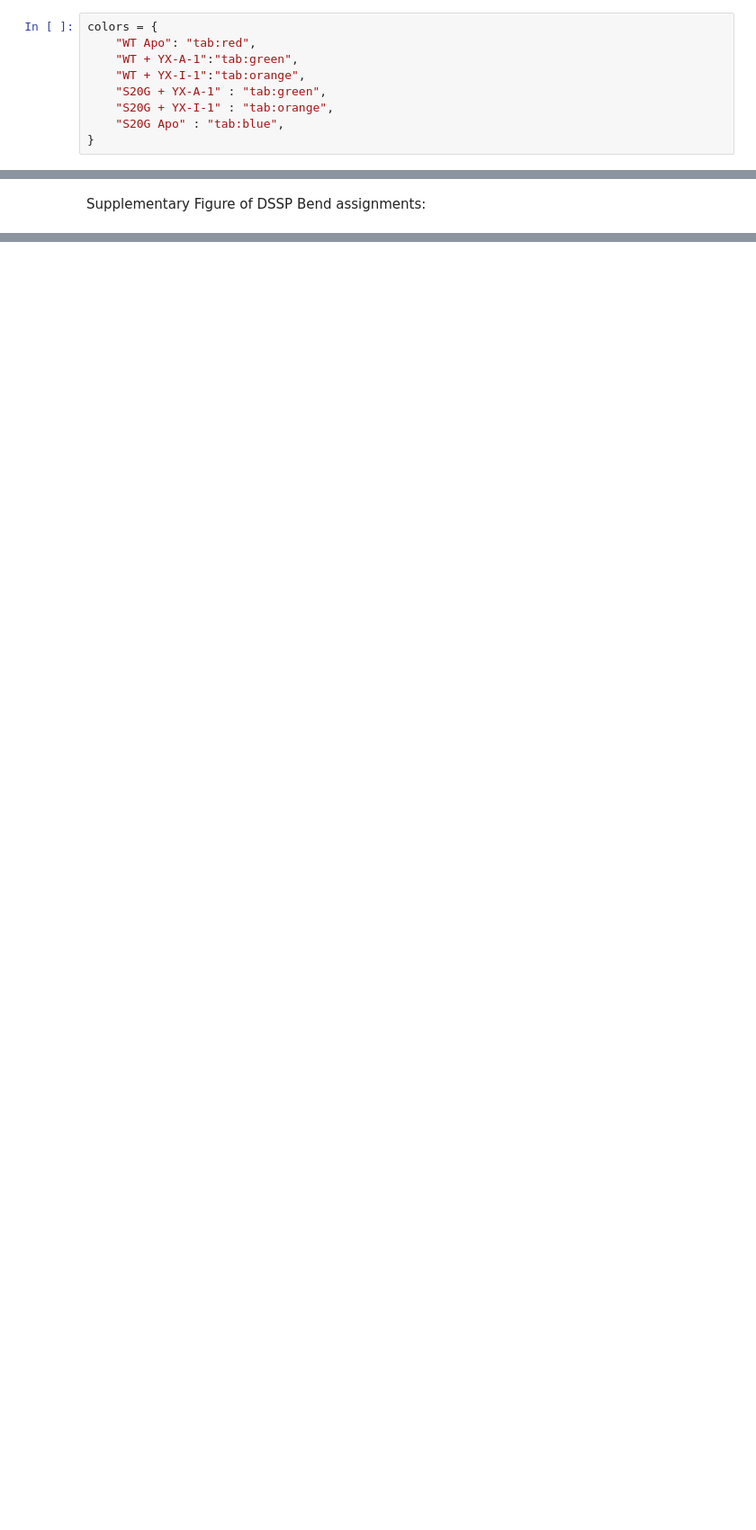
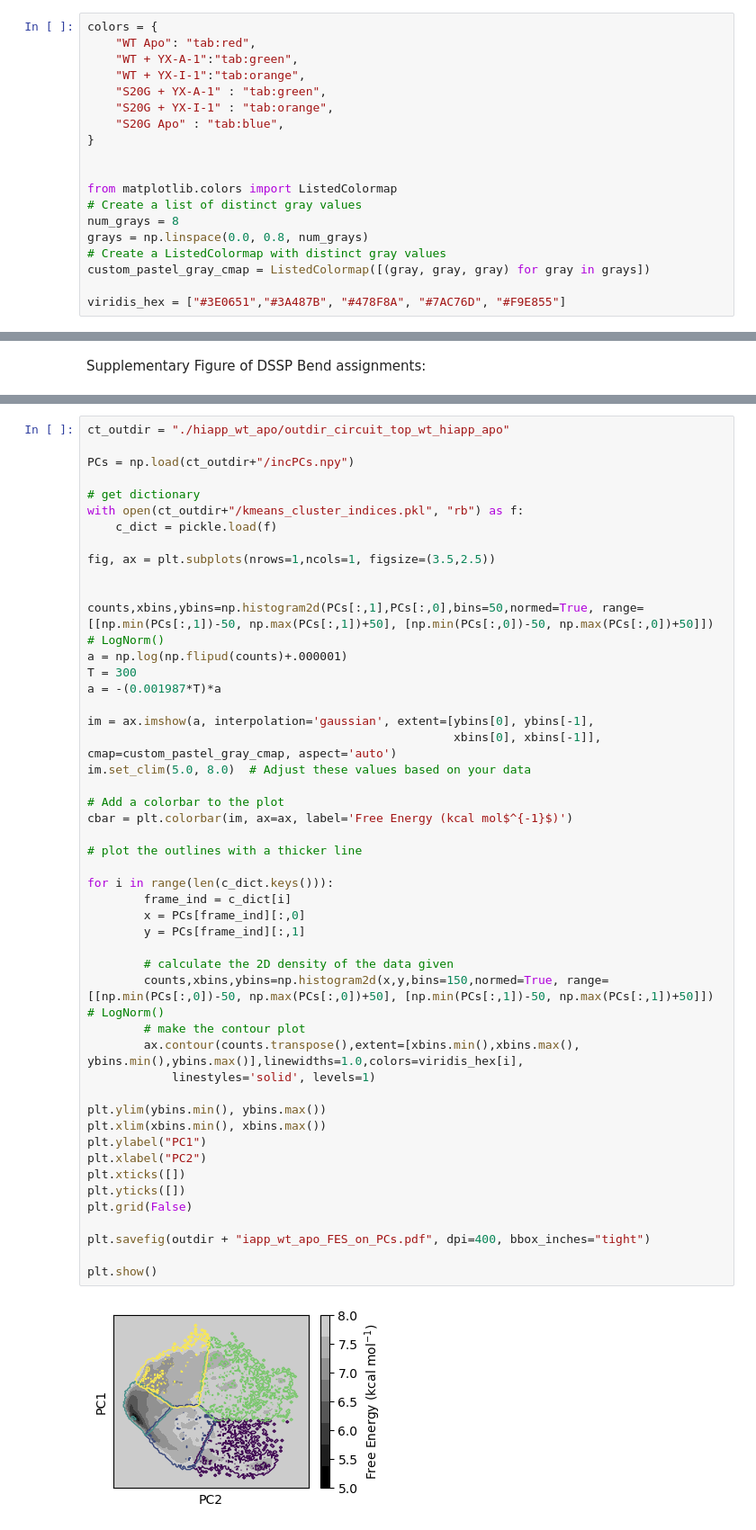
Before and after one commit to paulrobustelli/Garcia_hIAPP_monomer_binders_2025, a Jupyter notebook: compare_ensembles.ipynb, the cells around one changed output, grey strips where cells are left out. Shown at 90% size. Saved outputs shown, nothing was run; the diff lists cells and outputs as text; blank space fills up the shorter version.

```diff
--- a/compare_ensembles.ipynb
+++ b/compare_ensembles.ipynb
@@ -33,3 +38,13 @@ colors = {
     "S20G + YX-I-1" : "tab:orange",
     "S20G Apo" : "tab:blue",
 }
+
+
+from matplotlib.colors import ListedColormap
+# Create a list of distinct gray values
+num_grays = 8
+grays = np.linspace(0.0, 0.8, num_grays)
+# Create a ListedColormap with distinct gray values
+custom_pastel_gray_cmap = ListedColormap([(gray, gray, gray) for gray in grays])
+
+viridis_hex = ["#3E0651","#3A487B", "#478F8A", "#7AC76D", "#F9E855"]
@@ -210,0 +196,50 @@ plt.savefig(outdir+'Sprop.s20g.wt.apo.pdf', dpi=300, bbox_inches='tight')
+# %%
+ct_outdir = "./hiapp_wt_apo/outdir_circuit_top_wt_hiapp_apo"
+
+PCs = np.load(ct_outdir+"/incPCs.npy")
+
+# get dictionary
+with open(ct_outdir+"/kmeans_cluster_indices.pkl", "rb") as f:
+    c_dict = pickle.load(f)
+
+fig, ax = plt.subplots(nrows=1,ncols=1, figsize=(3.5,2.5))
+
+
+counts,xbins,ybins=np.histogram2d(PCs[:,1],PCs[:,0],bins=50,normed=True, range=[[np.min(PCs[:,1])-50, np.max(PCs[:,1])+50], [np.min(PCs[:,0])-50, np.max(PCs[:,0])+50]]) # LogNorm()
+a = np.log(np.flipud(counts)+.000001)
+T = 300
+a = -(0.001987*T)*a
+
+im = ax.imshow(a, interpolation='gaussian', extent=[ybins[0], ybins[-1],
+                                                    xbins[0], xbins[-1]], cmap=custom_pastel_gray_cmap, aspect='auto')
+im.set_clim(5.0, 8.0)  # Adjust these values based on your data
+
+# Add a colorbar to the plot
+cbar = plt.colorbar(im, ax=ax, label='Free Energy (kcal mol$^{-1}$)')
+
+# plot the outlines with a thicker line
+
+for i in range(len(c_dict.keys())):
+        frame_ind = c_dict[i]
+        x = PCs[frame_ind][:,0]
+        y = PCs[frame_ind][:,1]
+
+        # calculate the 2D density of the data given
+        counts,xbins,ybins=np.histogram2d(x,y,bins=150,normed=True, range=[[np.min(PCs[:,0])-50, np.max(PCs[:,0])+50], [np.min(PCs[:,1])-50, np.max(PCs[:,1])+50]]) # LogNorm()
+        # make the contour plot
+        ax.contour(counts.transpose(),extent=[xbins.min(),xbins.max(), ybins.min(),ybins.max()],linewidths=1.0,colors=viridis_hex[i],
+            linestyles='solid', levels=1)
+
+plt.ylim(ybins.min(), ybins.max())
+plt.xlim(xbins.min(), xbins.max())
+plt.ylabel("PC1")
+plt.xlabel("PC2")
+plt.xticks([])
+plt.yticks([])
+plt.grid(False)
+
+plt.savefig(outdir + "iapp_wt_apo_FES_on_PCs.pdf", dpi=400, bbox_inches="tight")
+
+plt.show()
+# %% [output]
+[figure, added]
```
Also changed, not shown: parts of 22 cells of this notebook, 15 other files.
